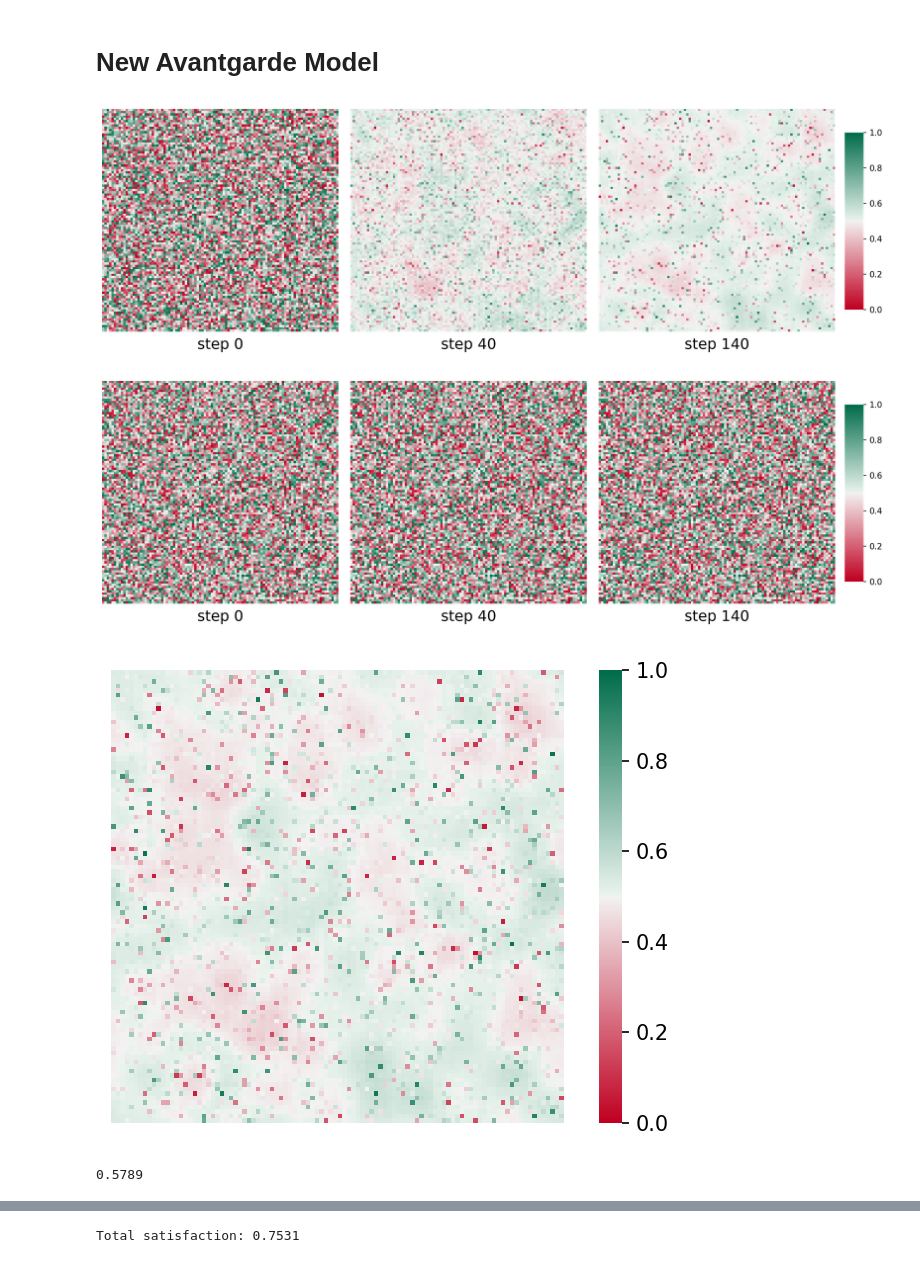
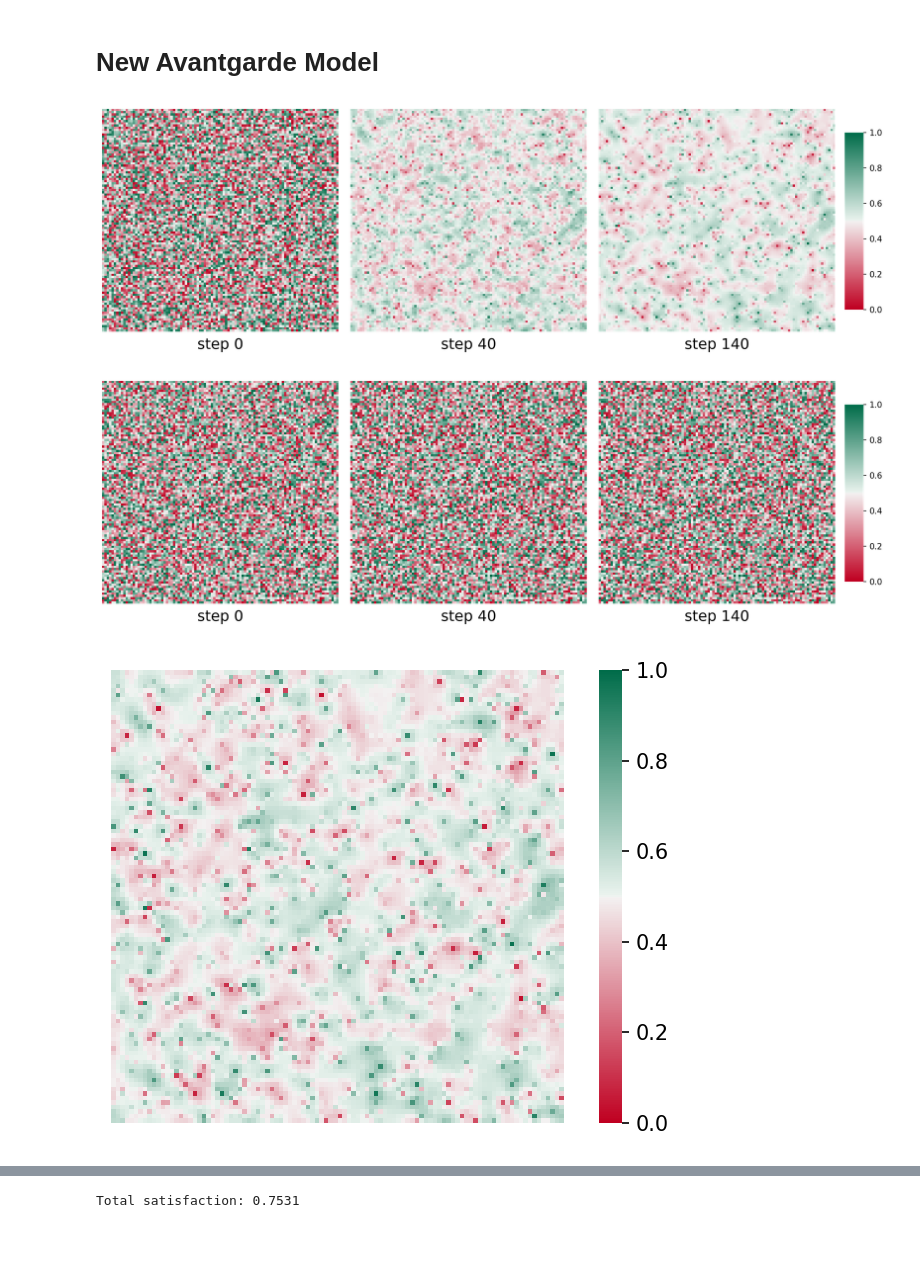
Before and after one commit to lquante/social_agent_based_modelling, a Jupyter notebook: notebooks/AdvancedAvantgardeModel.ipynb, the cells around one changed output, grey strips where cells are left out. Cells and saved outputs as stored; diff of their text form; code cells hidden in the pictures.

```diff
--- a/notebooks/AdvancedAvantgardeModel.ipynb
+++ b/notebooks/AdvancedAvantgardeModel.ipynb
@@ -38,9 +38,9 @@ sns.set_palette(sns.diverging_palette(10, 150, s=100, l=40, sep=1))
 #f1 = "../data/data_po_N-1600_Np-15nn4euclid_No-x_tau-10.0_step-2_ap-0.5_ao-0.5_bounded_init-beta-0.6-4.0.csv"
 #f1 = "../data/po100k/data_Np-25_Nf-x_No-25_mix_real_tau-10.0_ap-0.5_ao-0.5_init-beta-0.6-4.0_seed_100.csv"
 #f1 = "../data/avantgardeGoal/100k/data_bubble-4-r8_avantgarde-uniform_affinity-uniform_goal-normal-0.6-0.2_100.csv"
-#f1 = "../data/avantgardeGoal/100k/data_improved_avantgarde-uniform_affinity-uniform_goal-uniform_100.csv"
-f1 = "../data/avantgardeGoal/100k/bubble/data_e-3_r-3_avantgarde-uniform_affinity-uniform_goal-normal-0.6-0.2_100.csv"
-f1 = "../data/avantgardeGoal/100k/radius/data_e-2_avantgarde-uniform_affinity-uniform_goal-uniform100.csv"
+f1 = "../data/avantgardeGoal/100k/data_improved_avantgarde-uniform_affinity-uniform_goal-uniform_100.csv"
+#f1 = "../data/avantgardeGoal/100k/bubble/data_e-3_r-3_avantgarde-uniform_affinity-uniform_goal-normal-0.6-0.2_100.csv"
+#f1 = "../data/avantgardeGoal/100k/radius/data_e-2_avantgarde-uniform_affinity-uniform_goal-uniform100.csv"
 dtest = load_data(f1)#, columns=['id','avantgarde', 'affinity', 'step'])
 
 fig, axes = plt.subplots(1, 3, figsize=(16, 5), sharex=True, sharey=True)
@@ -63,35 +63,31 @@ for ax in axes.flatten():
 plt.subplots_adjust(wspace=0.05, hspace=0.05)
 
 fig, axes = plt.subplots(1, 3, figsize=(16, 5), sharex=True, sharey=True)
 cbar_ax = fig.add_axes([.91, .2, .02, .6])
 for i, ax in enumerate(axes.flatten()):
     step = steps[i]
     sns.heatmap(ax=ax, data=gridGoal(dtest, step, 100),  vmin=0., vmax=1.0, cbar=i==0, cbar_ax=cbar_ax, cmap=cmap_green_red)
     cl = "black"#'black' if affinity(data, step).mean() > 0.4 else 'white'
     ax.set_title(f"step {step}", x=0.5, y=-0.1, color=cl, fontsize=18)
 
 for ax in axes.flatten():
     ax.tick_params(left=False, bottom=False)
     ax.set(xticklabels=[], yticklabels=[])
 
 plt.subplots_adjust(wspace=0.05, hspace=0.05)
 
 #fig, ax = plt.subplots(1, 1)
 #cbar_ax = fig.add_axes([.91, .2, .02, .6])
 plt.figure()
 
 ax = sns.heatmap(data=grid(dtest, 140, 100),  vmin=0., vmax=1.0, cmap=cmap_green_red, square=True)
 cl = "black"#'black' if affinity(data, step).mean() > 0.4 else 'white'
 #ax.set_title(f"step {0}", x=0.5, y=-0.1, color=cl, fontsize=18)
 ax.tick_params(left=False, bottom=False)
 ax.set(xticklabels=[], yticklabels=[])
 
 plt.subplots_adjust(wspace=0.05, hspace=0.05)
 # %% [output]
 [figure]
 [figure]
-[figure, old version]
+[figure, new version]
-# %%
-1 - CD(dtest, 140, 0.5).mean()
-# %% [output]
-0.5789
```
Also changed, not shown: parts of 13 cells of this notebook.
